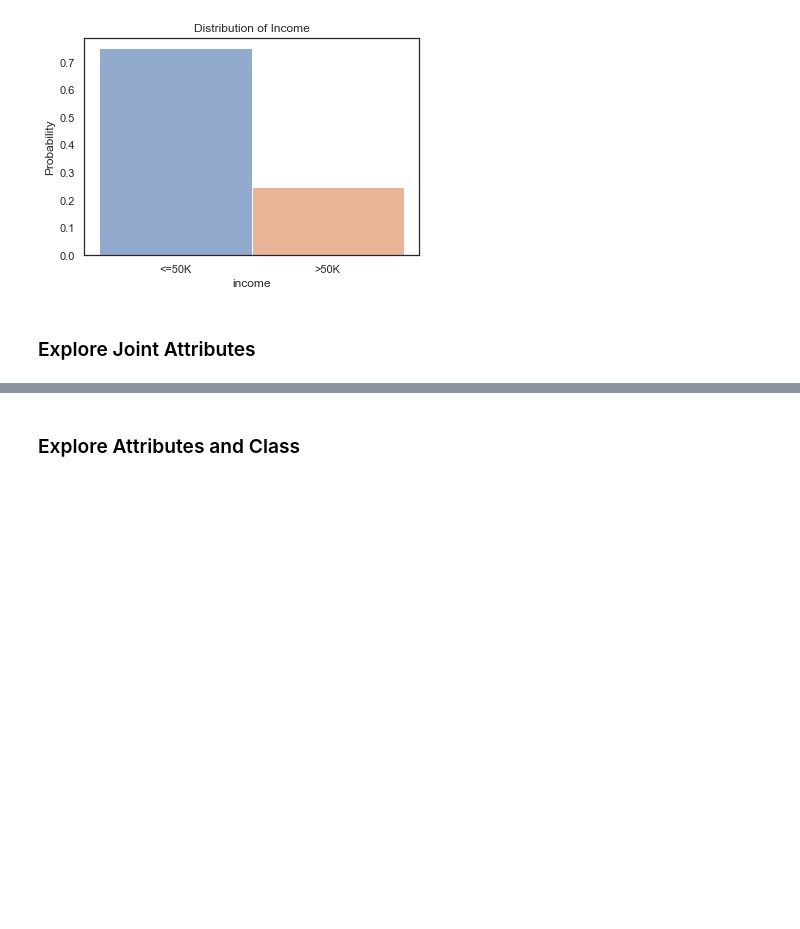
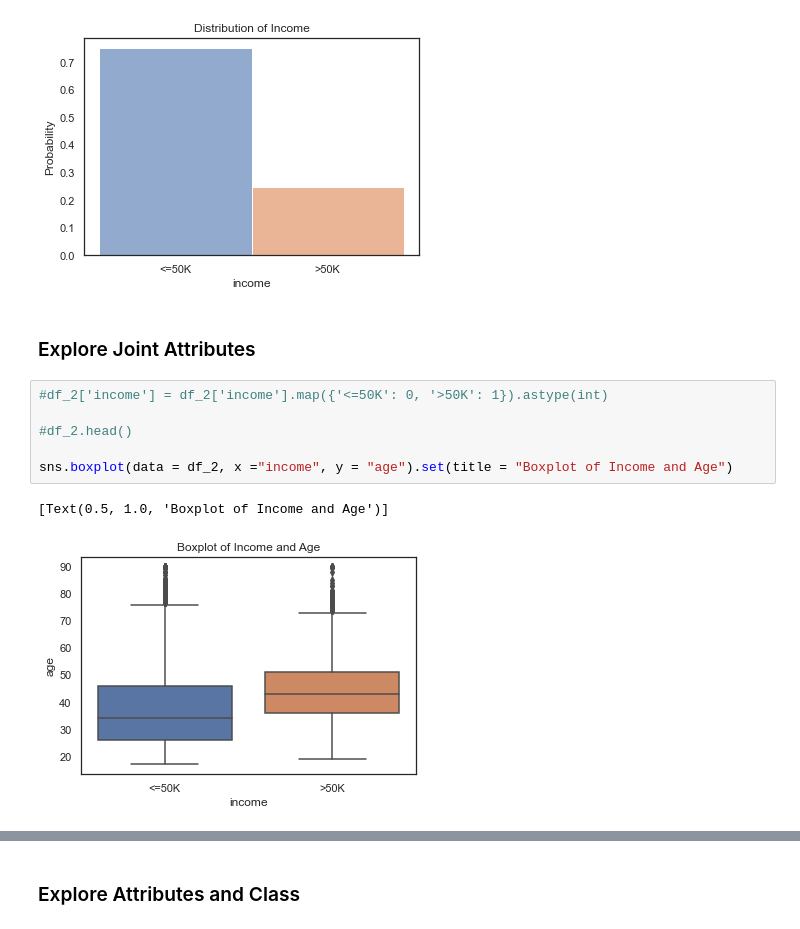
Before and after one commit to j-dominguez9/ML1_Proj1, a Jupyter notebook: CensusAdultDatasetEDA.ipynb, the cells around one changed output, grey strips where cells are left out. Cells and saved outputs as stored; diff of their text form; blank space fills up the shorter version.

```diff
--- a/CensusAdultDatasetEDA.ipynb
+++ b/CensusAdultDatasetEDA.ipynb
@@ -484,3 +484,12 @@ Name: income, dtype: float64
 [figure]
 # %% [markdown]
 ### Explore Joint Attributes
+# %%
+#df_2['income'] = df_2['income'].map({'<=50K': 0, '>50K': 1}).astype(int)
+
+#df_2.head()
+
+sns.boxplot(data = df_2, x ="income", y = "age").set(title = "Boxplot of Income and Age")
+# %% [output]
+[Text(0.5, 1.0, 'Boxplot of Income and Age')]
+[figure, added]
```
Also changed, not shown: parts of 15 cells of this notebook.
